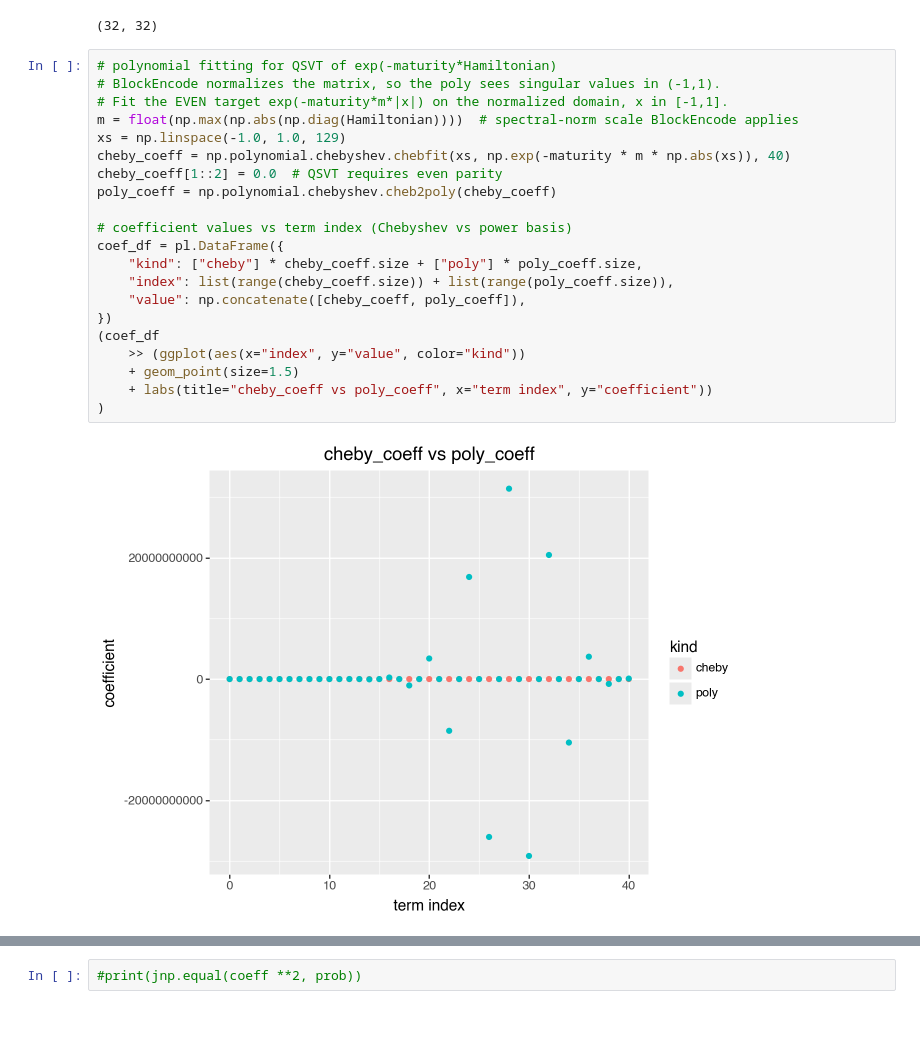
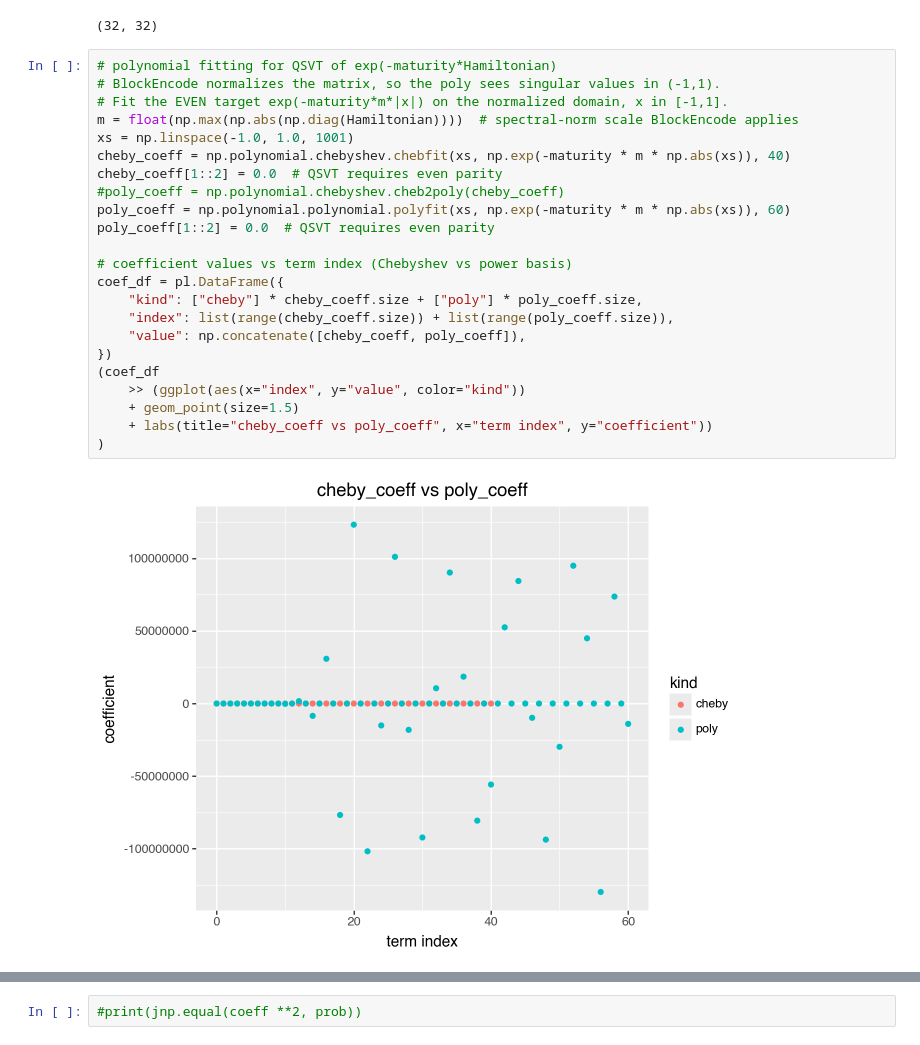
Before and after one commit to elevenwang-creator/Quantum-computing, a Jupyter notebook: HamiltonianSimulation.ipynb, the cells around one changed output, grey strips where cells are left out. Saved outputs shown, nothing was run; the diff lists cells and outputs as text.

Commit message:
Record QSVT notebook and simulator updates

```diff
--- a/HamiltonianSimulation.ipynb
+++ b/HamiltonianSimulation.ipynb
@@ -420,26 +420,28 @@ Hamiltonian.shape
 # %%
 # polynomial fitting for QSVT of exp(-maturity*Hamiltonian)
 # BlockEncode normalizes the matrix, so the poly sees singular values in (-1,1).
 # Fit the EVEN target exp(-maturity*m*|x|) on the normalized domain, x in [-1,1].
 m = float(np.max(np.abs(np.diag(Hamiltonian))))  # spectral-norm scale BlockEncode applies
-xs = np.linspace(-1.0, 1.0, 129)
+xs = np.linspace(-1.0, 1.0, 1001)
 cheby_coeff = np.polynomial.chebyshev.chebfit(xs, np.exp(-maturity * m * np.abs(xs)), 40)
 cheby_coeff[1::2] = 0.0  # QSVT requires even parity
-poly_coeff = np.polynomial.chebyshev.cheb2poly(cheby_coeff)
+#poly_coeff = np.polynomial.chebyshev.cheb2poly(cheby_coeff)
+poly_coeff = np.polynomial.polynomial.polyfit(xs, np.exp(-maturity * m * np.abs(xs)), 60)
+poly_coeff[1::2] = 0.0  # QSVT requires even parity
 
 # coefficient values vs term index (Chebyshev vs power basis)
 coef_df = pl.DataFrame({
     "kind": ["cheby"] * cheby_coeff.size + ["poly"] * poly_coeff.size,
     "index": list(range(cheby_coeff.size)) + list(range(poly_coeff.size)),
     "value": np.concatenate([cheby_coeff, poly_coeff]),
 })
 (coef_df
     >> (ggplot(aes(x="index", y="value", color="kind"))
     + geom_point(size=1.5)
     + labs(title="cheby_coeff vs poly_coeff", x="term index", y="coefficient"))
 )
 # %% [output]
-[figure, old version]
+[figure, new version]
 # %%
 # angle of polynomial
 angle_pl = qp.poly_to_angles(poly_coeff, "QSVT")
```
Also changed, not shown: parts of 8 cells of this notebook, 3 other files.
